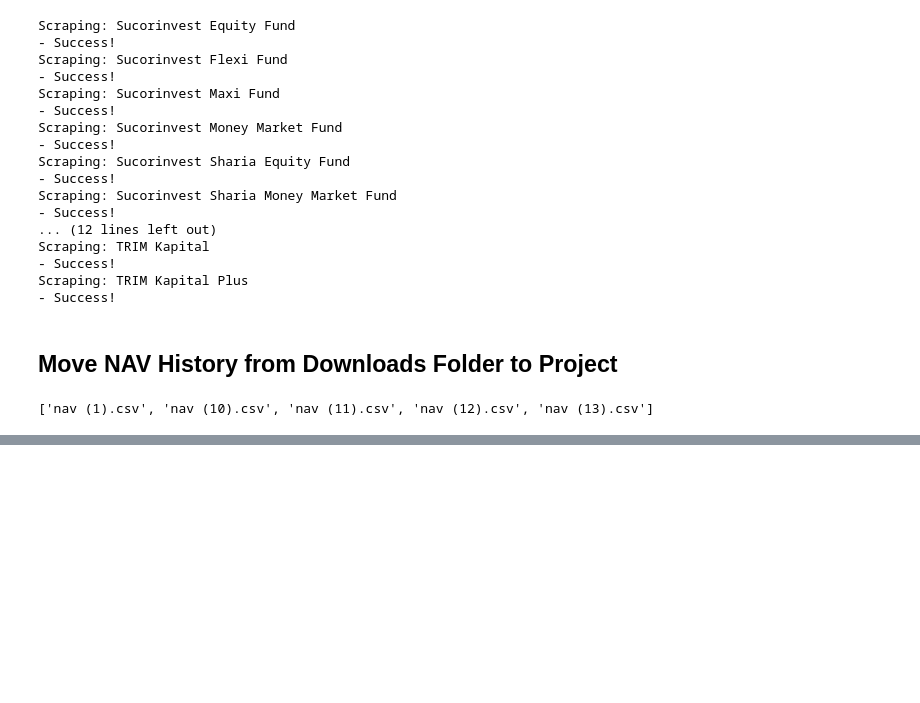
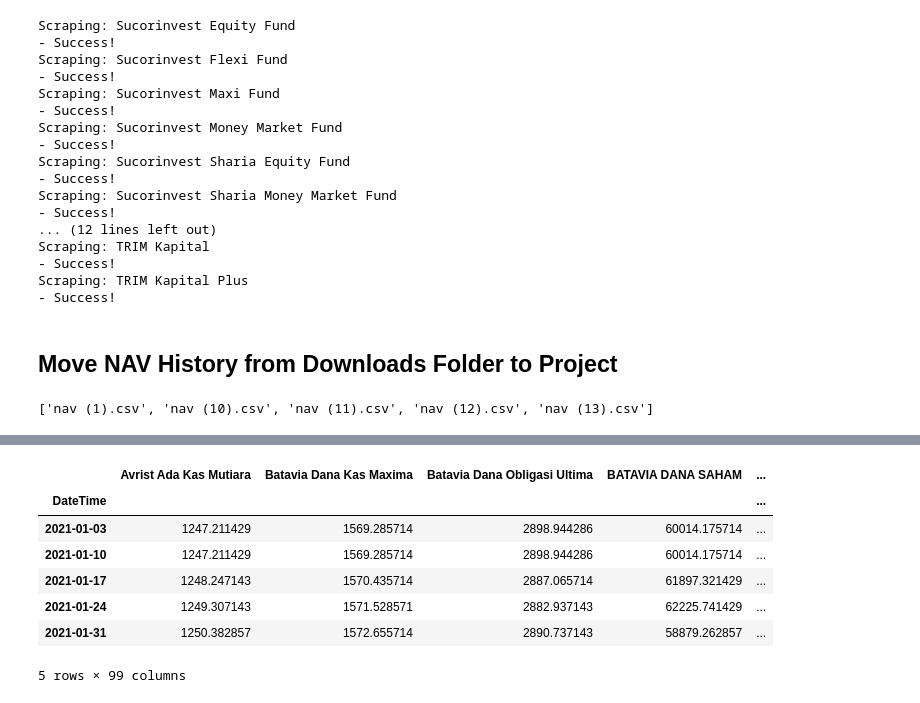
Before and after one commit to YogiAnggara129/portfolio-optimization-bibit, a Jupyter notebook: fund_scraping.ipynb, the cells around one changed output, grey strips where cells are left out. Cells and saved outputs as stored; diff of their text form; code cells hidden in the pictures; blank space fills up the shorter version.

```diff
--- a/fund_scraping.ipynb
+++ b/fund_scraping.ipynb
@@ -134,0 +202,12 @@ for file in file_name_nav:
+# %%
+df_nav_bibit = df_nav_bibit.bfill()
+df_nav_bibit.head()
+# %% [output]
+|  | Avrist Ada Kas Mutiara | Batavia Dana Kas Maxima | Batavia Dana Obligasi Ultima | BATAVIA DANA SAHAM | ... |
+| DateTime |  |  |  |  | ... |
+| 2021-01-03 | 1247.211429 | 1569.285714 | 2898.944286 | 60014.175714 | ... |
+| 2021-01-10 | 1247.211429 | 1569.285714 | 2898.944286 | 60014.175714 | ... |
+| 2021-01-17 | 1248.247143 | 1570.435714 | 2887.065714 | 61897.321429 | ... |
+| 2021-01-24 | 1249.307143 | 1571.528571 | 2882.937143 | 62225.741429 | ... |
+| 2021-01-31 | 1250.382857 | 1572.655714 | 2890.737143 | 58879.262857 | ... |
+5 rows × 99 columns
```
Also changed, not shown: parts of 14 cells of this notebook, 1 other file.
